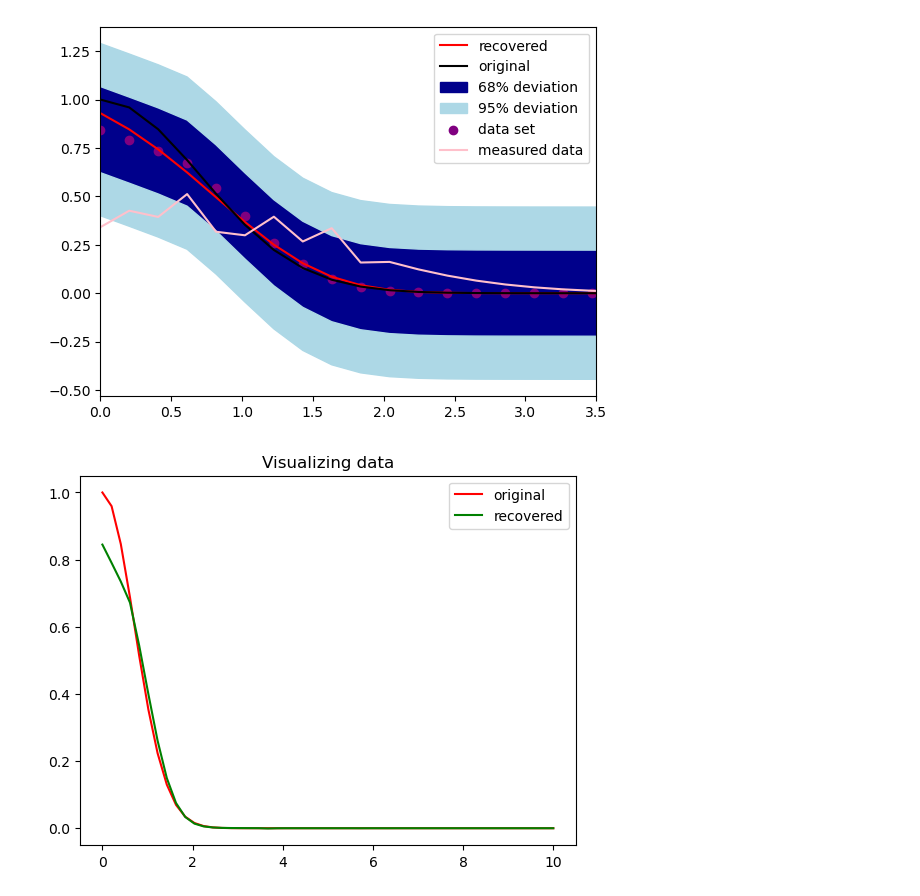
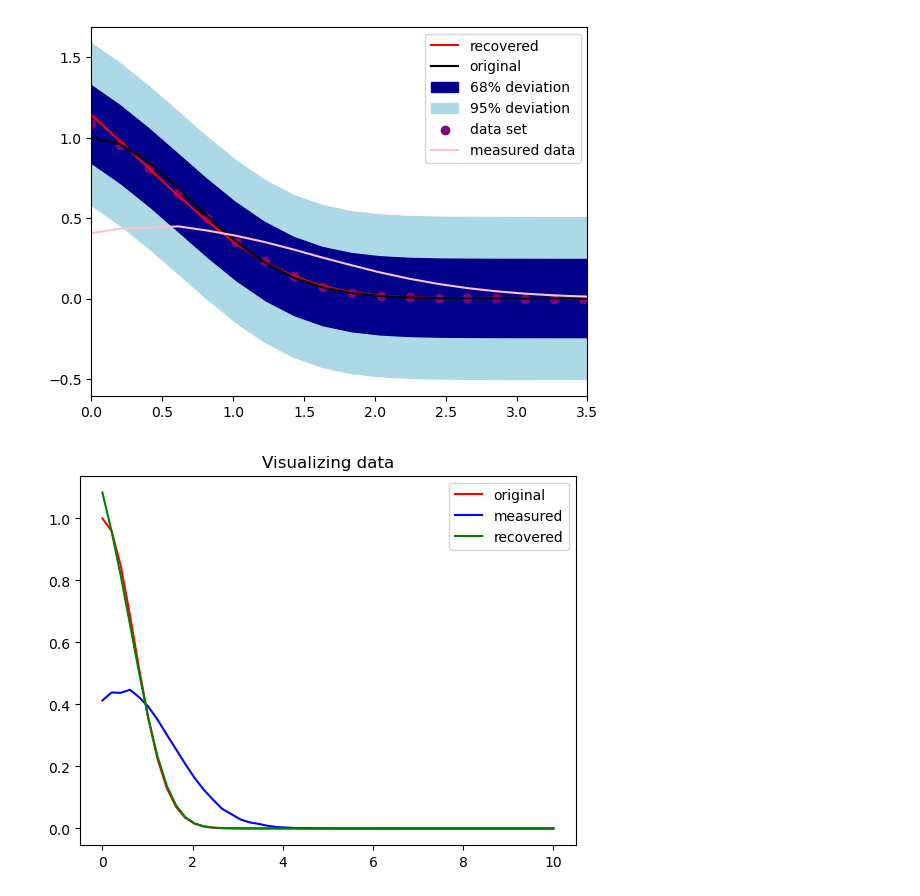
Before and after one commit to hidalgomudonhi/Deblurring, a Jupyter notebook: Deblurring with noise-Copy2.ipynb, the cells around one changed output. Drawn from its saved outputs; the diff is of its cells as text; code cells hidden in the pictures.

Commit message:
Noise changes
changed the way the noise is added to the function. Also reduced the regularizing weight. The measured data is now also shown on the last graph. Yet to make the sigma bands positive defined since the algorithm should be positive defined.

```diff
--- a/Deblurring with noise-Copy2.ipynb
+++ b/Deblurring with noise-Copy2.ipynb
@@ -43,7 +43,8 @@ noisy=measured_results.copy()
 #distorting measured results
 for i in range(len(noisy)):
     if (noisy[i]>0.2):
-        noisy[i]= noisy[i] + ((np.random.normal(0,1))*0.09)
+        noisy[i]=  np.random.normal(noisy[i],0.009*(noisy[i]))#*0.009)
+        #noisy[i]= noisy[i] + ((np.random.normal(0,1))*0.09)
 # %%
 def f(x):
     return (np.exp(-x**2))
@@ -63,7 +64,7 @@ def Regular(recovered):
     c=1 #current
     p=c-1 #past
     f=c+1 #future
-    Wrt=0.1 #rationalizing "weight"
+    Wrt=0.01 #rationalizing "weight"
     for i in range(len(recovered)-1):
         if ((recovered[p]>recovered[c]) and (recovered[c]<recovered[f])):
             recovered[c]=(recovered[c]/(1-Wrt))
@@ -109,9 +110,7 @@ while(n<numberOfGenerations):
         rec=Regular(rec)
         band.append(rec)
         #changing the next input round
-        noisy=(np.random.normal(noise,0.01*(noise**0.5)))
-        #noisy=np.clip(noisy, min(noise), max(noise))
-        #print(noisy)
+        noisy=(np.random.normal(noise,0.009*(noise**0.5)))
         n+=1
 
 #finding the average for all the points
@@ -126,50 +125,46 @@ for i in range(len(x)):
 
 #finding the standard deviation from the mean
 deviation = np.std(average)
-#print(deviation)
+
 #Two sigma band
 upperLimit=[]
 lowerLimit=[]
 for element in average:
     upperLimit.append(element+(2*deviation))
 
 for element in average:
     lowerLimit.append(element-(2*deviation))
 
-#make the y axis positive defined
-#change the input to vary for every iteration according to the poisson distribution
 
 #Sigma band
 upperLimit1=[]
 lowerLimit1=[]
 for element in average:
     upperLimit1.append(element+(deviation))
 
 for element in average:
     lowerLimit1.append(element-(deviation))
 
 
 plt.plot(x,recovered, color='red',label="recovered")
 plt.plot(x,original, color ='black',label="original")
 plt.fill_between(x,lowerLimit1,upperLimit1,color="darkblue",label="68% deviation")
 plt.fill_between(x,lowerLimit,lowerLimit1,color="lightblue",label="95% deviation")
 plt.fill_between(x,upperLimit1,upperLimit,color="lightblue")
 plt.scatter(x,average, color='purple', label="data set")
 #plt.ylim(0,max(upperLimit))
 plt.xlim(0,3.5)
 plt.plot(x,noise,color="pink",label="measured data")
-#plt.plot(x,measured_results,color="yellow",label="measured")
 plt.legend()
 plt.show()
 # %% [output]
-[figure, old version]
+[figure, new version]
 # %%
-
     plt.plot(x,original,"red",label="original")
-#   plt.plot(x,noisy,"blue",label="measured")
+    plt.plot(x,noisy,"blue",label="measured")
     plt.plot(x,average,"green",label="recovered")
     plt.title("Visualizing data")
     plt.legend()
     plt.show()
 # %% [output]
-[figure, old version]
+[figure, new version]
```
